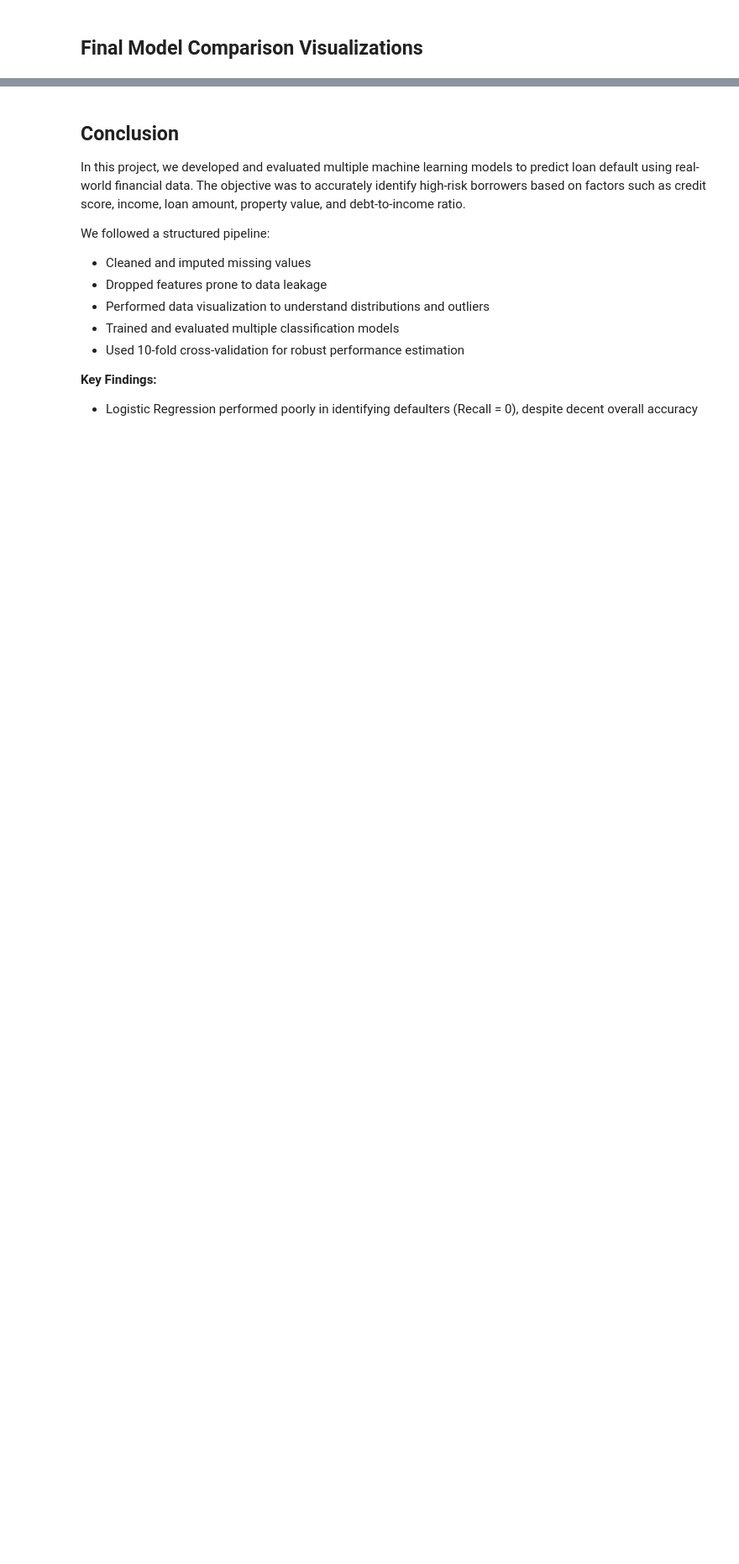
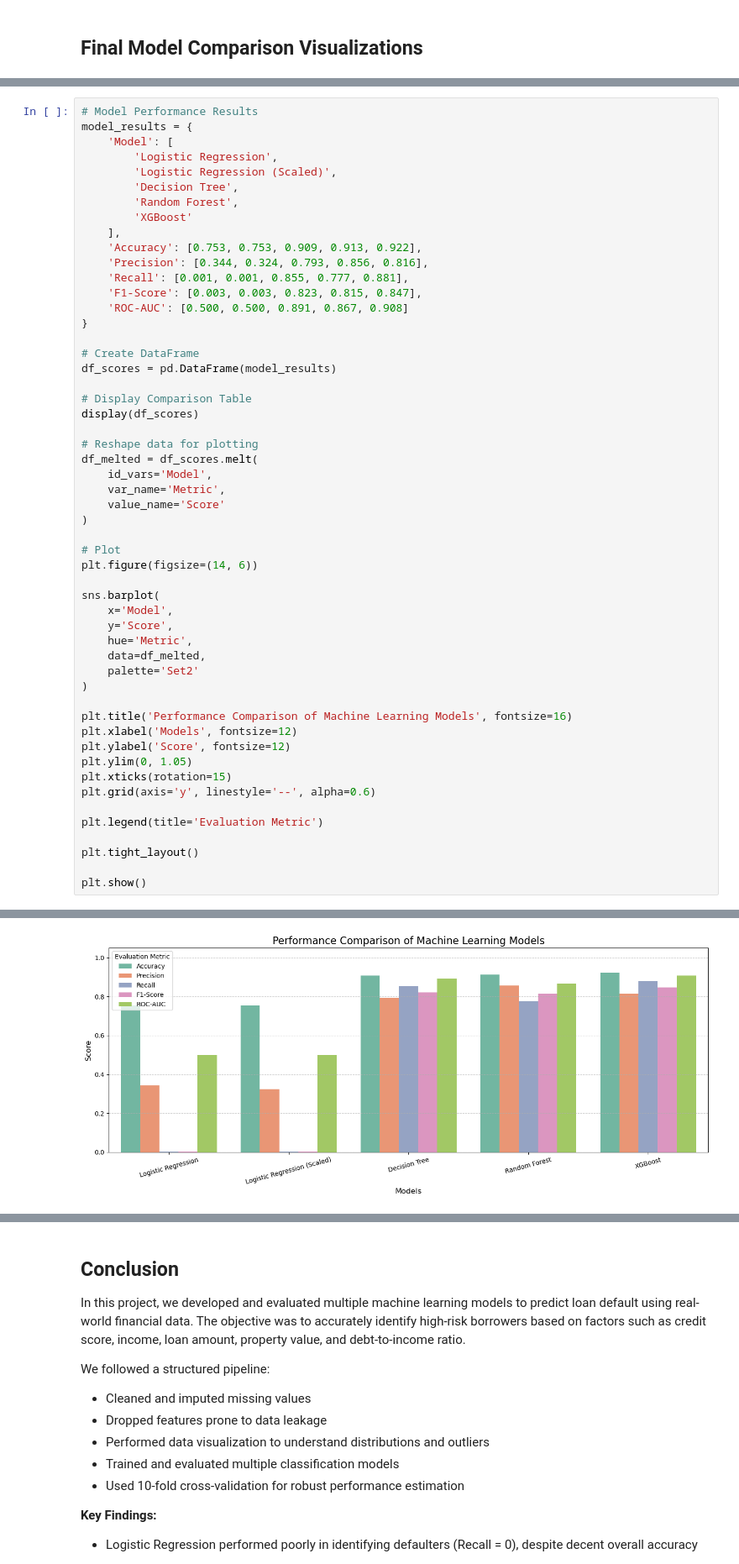
Before and after one commit to poojadey/loan-default-prediction, a Jupyter notebook: Loan_Default_Prediction_Final.ipynb, the cells around one changed output, grey strips where cells are left out. Shown at 84% size. Cells and saved outputs as stored; diff of their text form; blank space fills up the shorter version.

```diff
--- a/Loan_Default_Prediction_Final.ipynb
+++ b/Loan_Default_Prediction_Final.ipynb
@@ -649,0 +660,54 @@ plt.show()
+# %%
+# Model Performance Results
+model_results = {
+    'Model': [
+        'Logistic Regression',
+        'Logistic Regression (Scaled)',
+        'Decision Tree',
+        'Random Forest',
+        'XGBoost'
+    ],
+    'Accuracy': [0.753, 0.753, 0.909, 0.913, 0.922],
+    'Precision': [0.344, 0.324, 0.793, 0.856, 0.816],
+    'Recall': [0.001, 0.001, 0.855, 0.777, 0.881],
+    'F1-Score': [0.003, 0.003, 0.823, 0.815, 0.847],
+    'ROC-AUC': [0.500, 0.500, 0.891, 0.867, 0.908]
+}
+
+# Create DataFrame
+df_scores = pd.DataFrame(model_results)
+
+# Display Comparison Table
+display(df_scores)
+
+# Reshape data for plotting
+df_melted = df_scores.melt(
+    id_vars='Model',
+    var_name='Metric',
+    value_name='Score'
+)
+
+# Plot
+plt.figure(figsize=(14, 6))
+
+sns.barplot(
+    x='Model',
+    y='Score',
+    hue='Metric',
+    data=df_melted,
+    palette='Set2'
+)
+
+plt.title('Performance Comparison of Machine Learning Models', fontsize=16)
+plt.xlabel('Models', fontsize=12)
+plt.ylabel('Score', fontsize=12)
+plt.ylim(0, 1.05)
+plt.xticks(rotation=15)
+plt.grid(axis='y', linestyle='--', alpha=0.6)
+
+plt.legend(title='Evaluation Metric')
+
+plt.tight_layout()
+
+plt.show()
+# %% [output]
@@ -649,0 +720 @@ plt.show()
+[figure, added]
```
Also changed, not shown: parts of 14 cells of this notebook.
